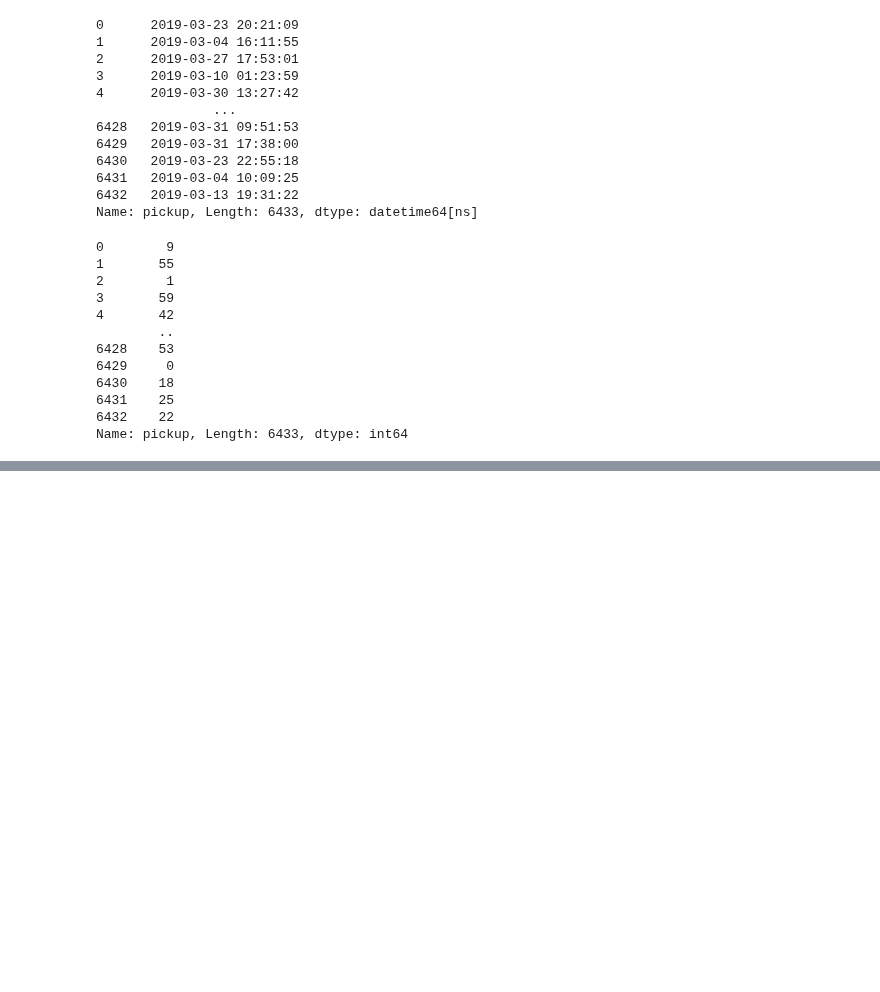
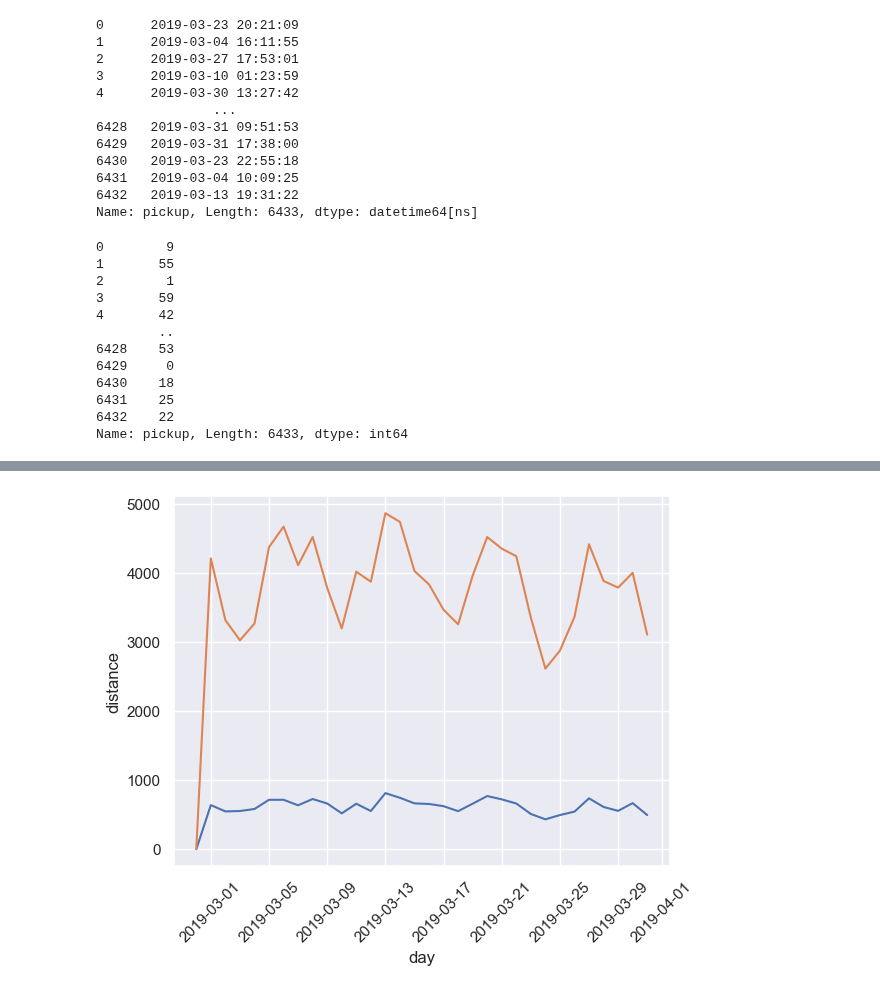
Before and after one commit to gbrs/ipython_notebook_probes, a Jupyter notebook: Probe.ipynb, the cells around one changed output, grey strips where cells are left out. Drawn from its saved outputs; the diff is of its cells as text; code cells hidden in the pictures; blank space fills up the shorter version.

Commit message:
experiment with two diagrams on one plot

```diff
--- a/Probe.ipynb
+++ b/Probe.ipynb
@@ -716,3 +716,6 @@ df.pickup.dt.second
 6431    25
 6432    22
 Name: pickup, Length: 6433, dtype: int64
+# %%
+df = sns.load_dataset('taxis')
+df.head()
@@ -718,0 +729,5 @@ Name: pickup, Length: 6433, dtype: int64
+# %%
+df['day'] = pd.to_datetime(df.pickup).dt.date
+# %%
+df_2 = df[['day', 'distance', 'total']].groupby('day', as_index=False).sum()
+df_2.head()
@@ -718,0 +741,6 @@ Name: pickup, Length: 6433, dtype: int64
+# %%
+sns.lineplot(x='day', y='distance', data=df_2)
+sns.lineplot(x='day', y='total', data=df_2)
+plt.xticks(rotation=45);
+# %% [output]
+[figure, added]
```
Also changed, not shown: parts of 3 cells of this notebook.
